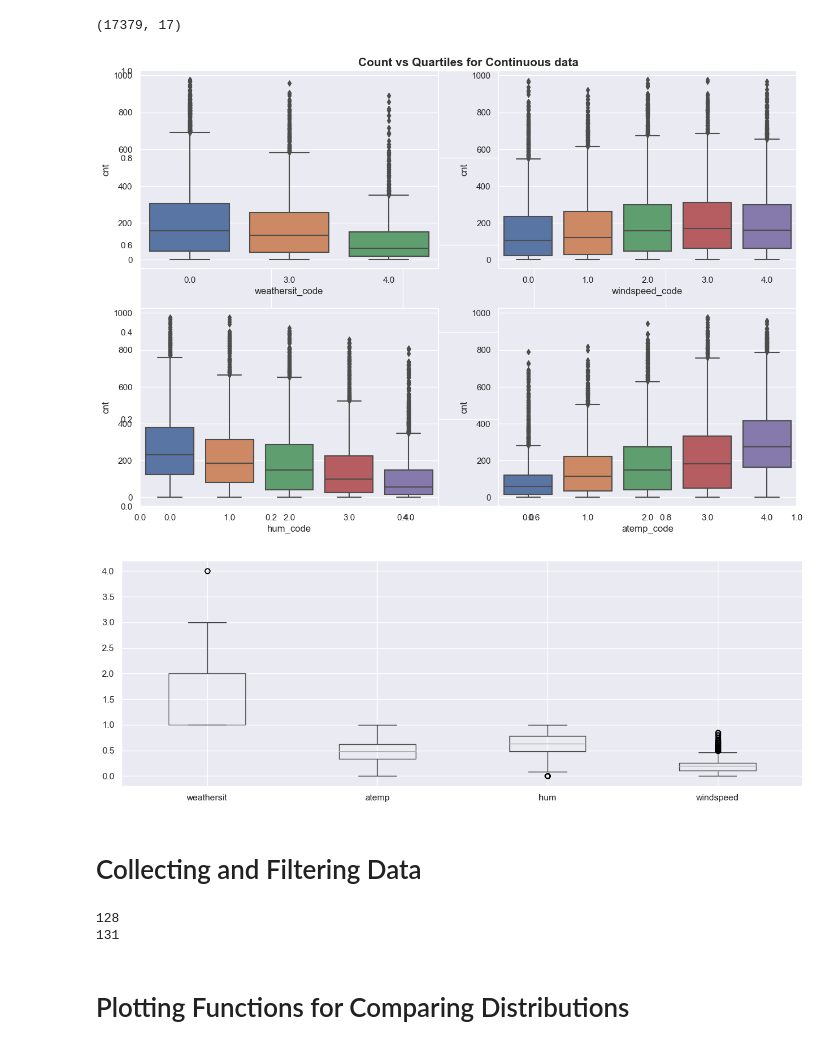
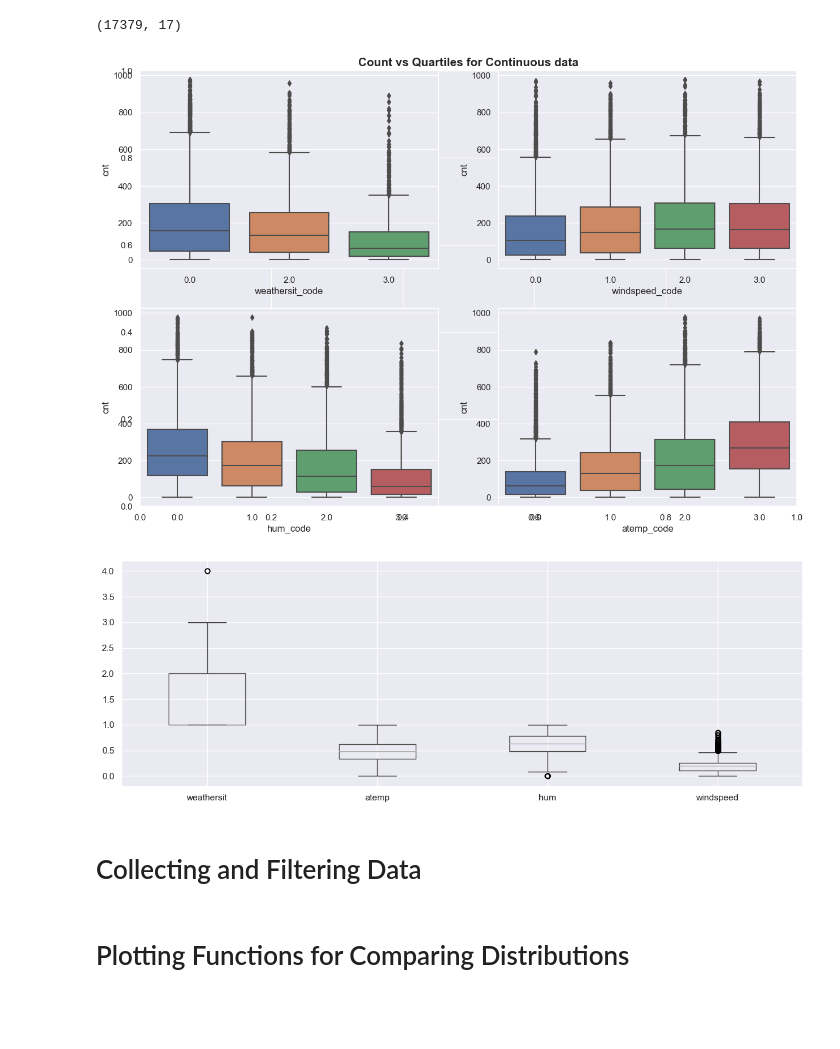
Before and after one commit to eirikbaekkelund/BikeSharing, a Jupyter notebook: develop_E.ipynb, the cells around one changed output. Cells and saved outputs as stored; diff of their text form; code cells hidden in the pictures; blank space fills up the shorter version.

```diff
--- a/develop_E.ipynb
+++ b/develop_E.ipynb
@@ -102,33 +102,33 @@ df_hour.shape
 # %%
 def generate_quartiles(df):
     arr = np.zeros(df.shape[0])
     store_quartiles = {'windspeed' : arr, 'hum' : arr, 'weathersit' : arr, 'atemp' : arr}
 
     for feat in store_quartiles.keys():
         quartiles = np.zeros(df.shape[0])
-        for q in [20,40,60,80]:
+        for q in [25,50,75]:
             quartiles += np.where(df[str(feat)] > np.percentile(df[str(feat)], q), 1, 0)
 
         df[f"{feat}_code"] = quartiles
 
     return df
 
 def outlier_detection(df):
 
     fig = plt.figure(figsize= (15,10))
     plt.title('Count vs Quartiles for Continuous data', fontweight = 'bold', fontsize=15)
     for idx, x in zip(range(221,225), ['weathersit_code', 'windspeed_code', 'hum_code', 'atemp_code']):
         ax1 = fig.add_subplot(idx)
         sns.boxplot(x=x, y='cnt', data=df)
 
     plt.show()
 
 df_hour = generate_quartiles(df_hour)
 outlier_detection(df_hour)
 
 df_hour.boxplot(['weathersit', 'atemp', 'hum', 'windspeed']);
 # %% [output]
-[figure, old version]
+[figure, new version]
 [figure]
 # %% [markdown]
 # Collecting and Filtering Data
@@ -174,9 +173,6 @@ def collect_data():
     return frames
 # %%
 filtered_seasons = collect_data()
-# %% [output]
-128
-131
 # %% [markdown]
 # Plotting Functions for Comparing Distributions
 # %%
```
Also changed, not shown: parts of 8 cells of this notebook.
